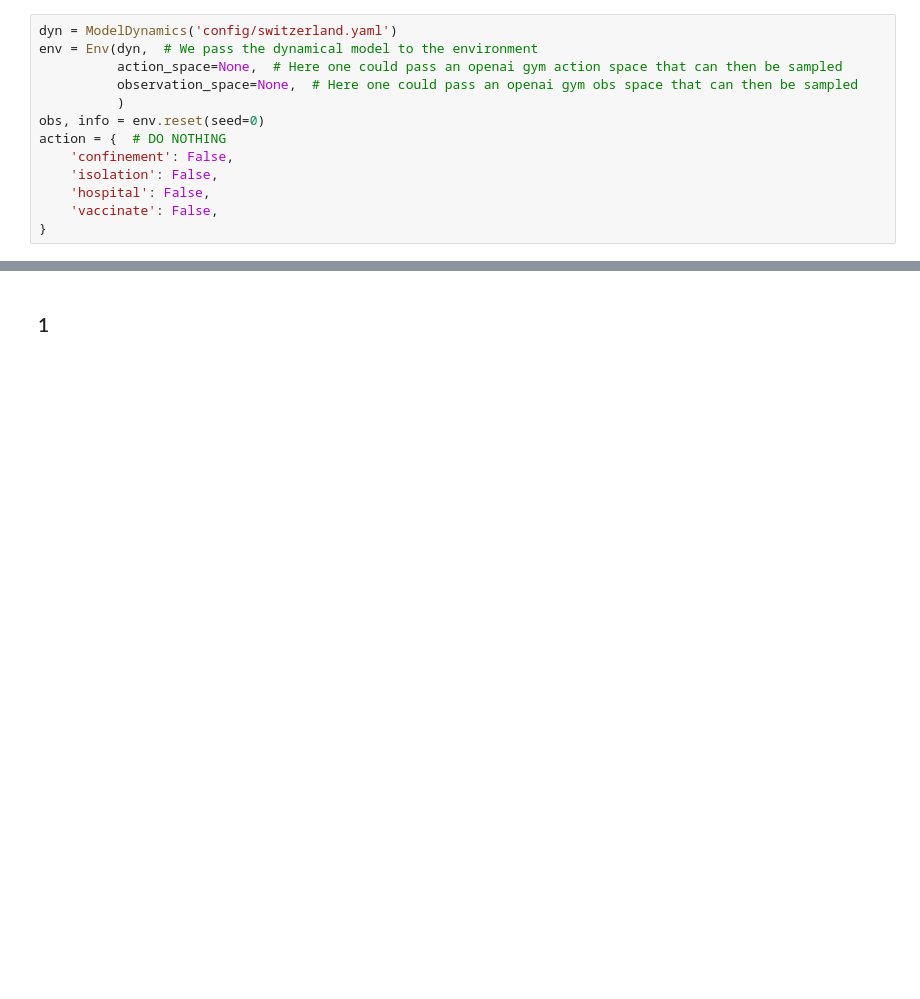
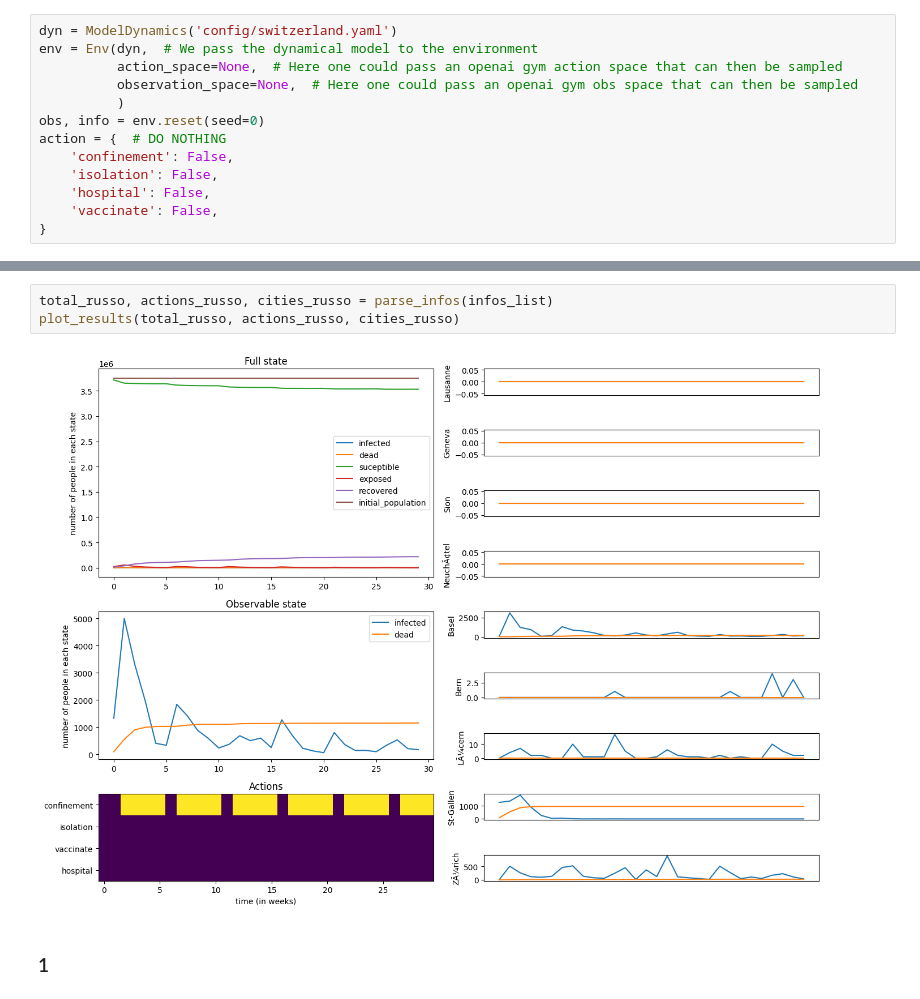
Before and after one commit to antoninfaure/DQLearning-epidemic, a Jupyter notebook: ANN_RL mini-project.ipynb, the cells around one changed output, grey strips where cells are left out. Drawn from its saved outputs; the diff is of its cells as text; blank space fills up the shorter version.

```diff
--- a/ANN_RL mini-project.ipynb
+++ b/ANN_RL mini-project.ipynb
@@ -40,3 +223,8 @@ for i in range(30):
+# %%
+total_russo, actions_russo, cities_russo = parse_infos(infos_list)
+plot_results(total_russo, actions_russo, cities_russo)
+# %% [output]
+[figure, added]
 # %% [markdown]
 ### 1
 # %%
```
Also changed, not shown: parts of 58 cells of this notebook, 2 other files.
